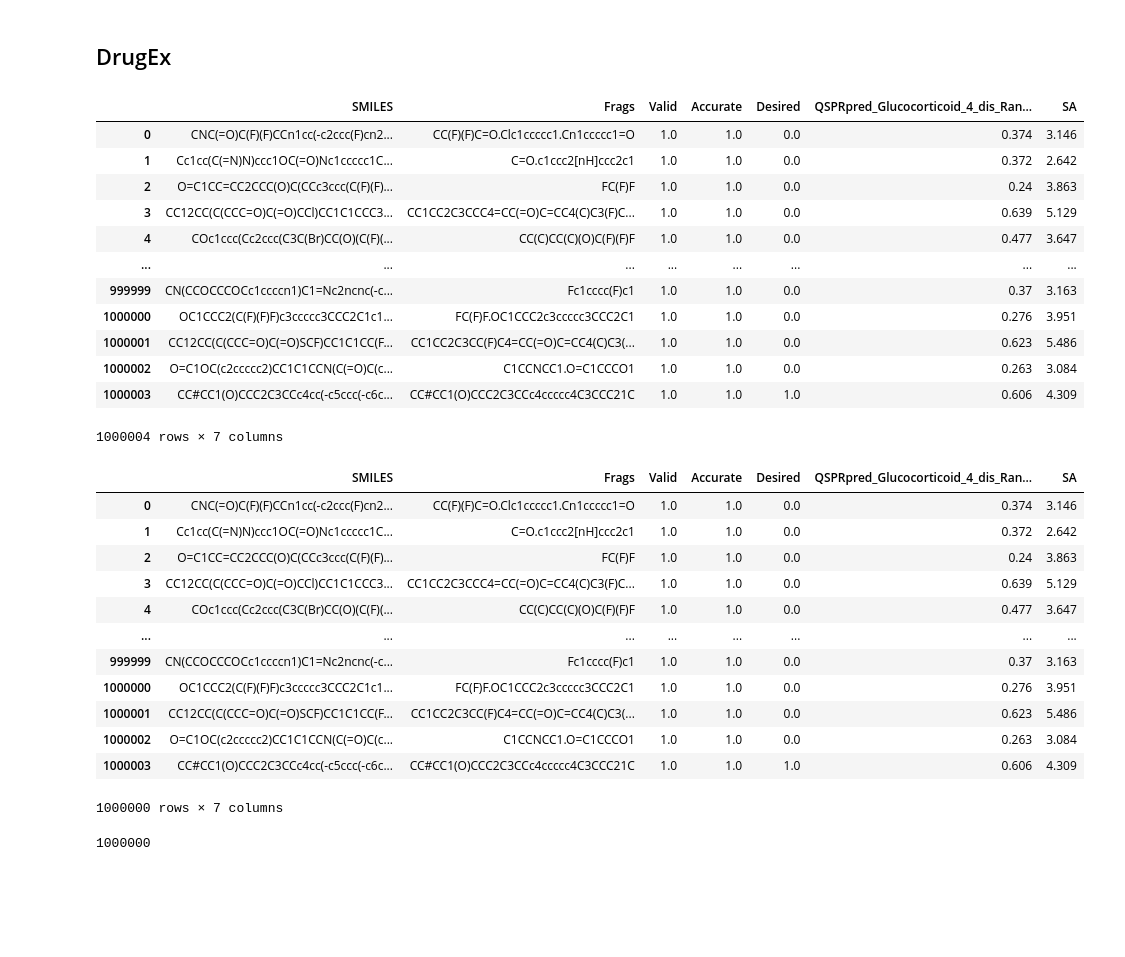
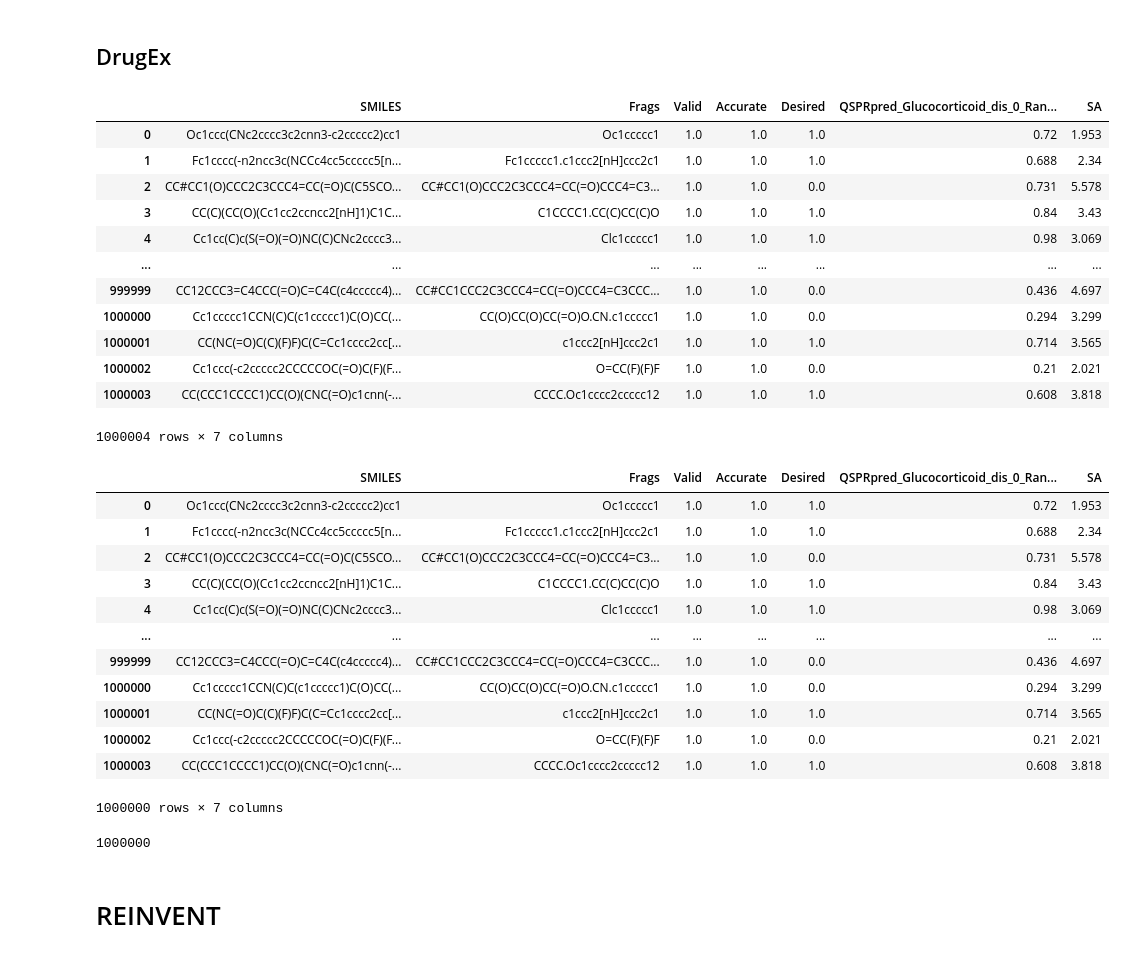
Before and after one commit to filvaleriia/scaffold-based-metrics, a Jupyter notebook: generated_set_convert_to_one_column.ipynb, the cells around one changed output. Cells and saved outputs as stored; diff of their text form; code cells hidden in the pictures; blank space fills up the shorter version.

```diff
--- a/generated_set_convert_to_one_column.ipynb
+++ b/generated_set_convert_to_one_column.ipynb
@@ -50,41 +46,41 @@ number = 4
 # %%
-df = pd.read_csv(f"data/output_sets/Glucocorticoid_receptor/cOS_DrugEx_dis_{number}_all_columns.csv")
+df = pd.read_csv(f"data/output_sets/{receptor}/cOS_{generator}_{type_cluster}_{number}_all_columns.csv")
 df
 # %% [output]
-|  | SMILES | Frags | Valid | Accurate | Desired | QSPRpred_Glucocorticoid_4_dis_Ran... | SA |
-| 0 | CNC(=O)C(F)(F)CCn1cc(-c2ccc(F)cn2... | CC(F)(F)C=O.Clc1ccccc1.Cn1ccccc1=O | 1.0 | 1.0 | 0.0 | 0.374 | 3.146 |
-| 1 | Cc1cc(C(=N)N)ccc1OC(=O)Nc1ccccc1C... | C=O.c1ccc2[nH]ccc2c1 | 1.0 | 1.0 | 0.0 | 0.372 | 2.642 |
-| 2 | O=C1CC=CC2CCC(O)C(CCc3ccc(C(F)(F)... | FC(F)F | 1.0 | 1.0 | 0.0 | 0.24 | 3.863 |
-| 3 | CC12CC(C(CCC=O)C(=O)CCl)CC1C1CCC3... | CC1CC2C3CCC4=CC(=O)C=CC4(C)C3(F)C... | 1.0 | 1.0 | 0.0 | 0.639 | 5.129 |
-| 4 | COc1ccc(Cc2ccc(C3C(Br)CC(O)(C(F)(... | CC(C)CC(C)(O)C(F)(F)F | 1.0 | 1.0 | 0.0 | 0.477 | 3.647 |
+|  | SMILES | Frags | Valid | Accurate | Desired | QSPRpred_Glucocorticoid_dis_0_Ran... | SA |
+| 0 | Oc1ccc(CNc2cccc3c2cnn3-c2ccccc2)cc1 | Oc1ccccc1 | 1.0 | 1.0 | 1.0 | 0.72 | 1.953 |
+| 1 | Fc1cccc(-n2ncc3c(NCCc4cc5ccccc5[n... | Fc1ccccc1.c1ccc2[nH]ccc2c1 | 1.0 | 1.0 | 1.0 | 0.688 | 2.34 |
+| 2 | CC#CC1(O)CCC2C3CCC4=CC(=O)C(C5SCO... | CC#CC1(O)CCC2C3CCC4=CC(=O)CCC4=C3... | 1.0 | 1.0 | 0.0 | 0.731 | 5.578 |
+| 3 | CC(C)(CC(O)(Cc1cc2ccncc2[nH]1)C1C... | C1CCCC1.CC(C)CC(C)O | 1.0 | 1.0 | 1.0 | 0.84 | 3.43 |
+| 4 | Cc1cc(C)c(S(=O)(=O)NC(C)CNc2cccc3... | Clc1ccccc1 | 1.0 | 1.0 | 1.0 | 0.98 | 3.069 |
 | ... | ... | ... | ... | ... | ... | ... | ... |
-| 999999 | CN(CCOCCCOCc1ccccn1)C1=Nc2ncnc(-c... | Fc1cccc(F)c1 | 1.0 | 1.0 | 0.0 | 0.37 | 3.163 |
-| 1000000 | OC1CCC2(C(F)(F)F)c3ccccc3CCC2C1c1... | FC(F)F.OC1CCC2c3ccccc3CCC2C1 | 1.0 | 1.0 | 0.0 | 0.276 | 3.951 |
-| 1000001 | CC12CC(C(CCC=O)C(=O)SCF)CC1C1CC(F... | CC1CC2C3CC(F)C4=CC(=O)C=CC4(C)C3(... | 1.0 | 1.0 | 0.0 | 0.623 | 5.486 |
-| 1000002 | O=C1OC(c2ccccc2)CC1C1CCN(C(=O)C(c... | C1CCNCC1.O=C1CCCO1 | 1.0 | 1.0 | 0.0 | 0.263 | 3.084 |
-| 1000003 | CC#CC1(O)CCC2C3CCc4cc(-c5ccc(-c6c... | CC#CC1(O)CCC2C3CCc4ccccc4C3CCC21C | 1.0 | 1.0 | 1.0 | 0.606 | 4.309 |
+| 999999 | CC12CCC3=C4CCC(=O)C=C4C(c4ccccc4)... | CC#CC1CCC2C3CCC4=CC(=O)CCC4=C3CCC... | 1.0 | 1.0 | 0.0 | 0.436 | 4.697 |
+| 1000000 | Cc1ccccc1CCN(C)C(c1ccccc1)C(O)CC(... | CC(O)CC(O)CC(=O)O.CN.c1ccccc1 | 1.0 | 1.0 | 0.0 | 0.294 | 3.299 |
+| 1000001 | CC(NC(=O)C(C)(F)F)C(C=Cc1cccc2cc[... | c1ccc2[nH]ccc2c1 | 1.0 | 1.0 | 1.0 | 0.714 | 3.565 |
+| 1000002 | Cc1ccc(-c2ccccc2CCCCCOC(=O)C(F)(F... | O=CC(F)(F)F | 1.0 | 1.0 | 0.0 | 0.21 | 2.021 |
+| 1000003 | CC(CCC1CCCC1)CC(O)(CNC(=O)c1cnn(-... | CCCC.Oc1cccc2ccccc12 | 1.0 | 1.0 | 1.0 | 0.608 | 3.818 |
 1000004 rows × 7 columns
 # %%
 delete_row = df.index[df.SMILES=='SMILES'].tolist()
 df = df.drop(delete_row)
 df
 # %% [output]
-|  | SMILES | Frags | Valid | Accurate | Desired | QSPRpred_Glucocorticoid_4_dis_Ran... | SA |
-| 0 | CNC(=O)C(F)(F)CCn1cc(-c2ccc(F)cn2... | CC(F)(F)C=O.Clc1ccccc1.Cn1ccccc1=O | 1.0 | 1.0 | 0.0 | 0.374 | 3.146 |
-| 1 | Cc1cc(C(=N)N)ccc1OC(=O)Nc1ccccc1C... | C=O.c1ccc2[nH]ccc2c1 | 1.0 | 1.0 | 0.0 | 0.372 | 2.642 |
-| 2 | O=C1CC=CC2CCC(O)C(CCc3ccc(C(F)(F)... | FC(F)F | 1.0 | 1.0 | 0.0 | 0.24 | 3.863 |
-| 3 | CC12CC(C(CCC=O)C(=O)CCl)CC1C1CCC3... | CC1CC2C3CCC4=CC(=O)C=CC4(C)C3(F)C... | 1.0 | 1.0 | 0.0 | 0.639 | 5.129 |
-| 4 | COc1ccc(Cc2ccc(C3C(Br)CC(O)(C(F)(... | CC(C)CC(C)(O)C(F)(F)F | 1.0 | 1.0 | 0.0 | 0.477 | 3.647 |
+|  | SMILES | Frags | Valid | Accurate | Desired | QSPRpred_Glucocorticoid_dis_0_Ran... | SA |
+| 0 | Oc1ccc(CNc2cccc3c2cnn3-c2ccccc2)cc1 | Oc1ccccc1 | 1.0 | 1.0 | 1.0 | 0.72 | 1.953 |
+| 1 | Fc1cccc(-n2ncc3c(NCCc4cc5ccccc5[n... | Fc1ccccc1.c1ccc2[nH]ccc2c1 | 1.0 | 1.0 | 1.0 | 0.688 | 2.34 |
+| 2 | CC#CC1(O)CCC2C3CCC4=CC(=O)C(C5SCO... | CC#CC1(O)CCC2C3CCC4=CC(=O)CCC4=C3... | 1.0 | 1.0 | 0.0 | 0.731 | 5.578 |
+| 3 | CC(C)(CC(O)(Cc1cc2ccncc2[nH]1)C1C... | C1CCCC1.CC(C)CC(C)O | 1.0 | 1.0 | 1.0 | 0.84 | 3.43 |
+| 4 | Cc1cc(C)c(S(=O)(=O)NC(C)CNc2cccc3... | Clc1ccccc1 | 1.0 | 1.0 | 1.0 | 0.98 | 3.069 |
 | ... | ... | ... | ... | ... | ... | ... | ... |
-| 999999 | CN(CCOCCCOCc1ccccn1)C1=Nc2ncnc(-c... | Fc1cccc(F)c1 | 1.0 | 1.0 | 0.0 | 0.37 | 3.163 |
-| 1000000 | OC1CCC2(C(F)(F)F)c3ccccc3CCC2C1c1... | FC(F)F.OC1CCC2c3ccccc3CCC2C1 | 1.0 | 1.0 | 0.0 | 0.276 | 3.951 |
-| 1000001 | CC12CC(C(CCC=O)C(=O)SCF)CC1C1CC(F... | CC1CC2C3CC(F)C4=CC(=O)C=CC4(C)C3(... | 1.0 | 1.0 | 0.0 | 0.623 | 5.486 |
-| 1000002 | O=C1OC(c2ccccc2)CC1C1CCN(C(=O)C(c... | C1CCNCC1.O=C1CCCO1 | 1.0 | 1.0 | 0.0 | 0.263 | 3.084 |
-| 1000003 | CC#CC1(O)CCC2C3CCc4cc(-c5ccc(-c6c... | CC#CC1(O)CCC2C3CCc4ccccc4C3CCC21C | 1.0 | 1.0 | 1.0 | 0.606 | 4.309 |
+| 999999 | CC12CCC3=C4CCC(=O)C=C4C(c4ccccc4)... | CC#CC1CCC2C3CCC4=CC(=O)CCC4=C3CCC... | 1.0 | 1.0 | 0.0 | 0.436 | 4.697 |
+| 1000000 | Cc1ccccc1CCN(C)C(c1ccccc1)C(O)CC(... | CC(O)CC(O)CC(=O)O.CN.c1ccccc1 | 1.0 | 1.0 | 0.0 | 0.294 | 3.299 |
+| 1000001 | CC(NC(=O)C(C)(F)F)C(C=Cc1cccc2cc[... | c1ccc2[nH]ccc2c1 | 1.0 | 1.0 | 1.0 | 0.714 | 3.565 |
+| 1000002 | Cc1ccc(-c2ccccc2CCCCCOC(=O)C(F)(F... | O=CC(F)(F)F | 1.0 | 1.0 | 0.0 | 0.21 | 2.021 |
+| 1000003 | CC(CCC1CCCC1)CC(O)(CNC(=O)c1cnn(-... | CCCC.Oc1cccc2ccccc12 | 1.0 | 1.0 | 1.0 | 0.608 | 3.818 |
 1000000 rows × 7 columns
-# %%
-morphs = df.SMILES
-len(morphs)
-# %% [output]
-1000000
+# %%
+morphs = df.SMILES
+len(morphs)
+# %% [output]
+1000000
 # %%
@@ -91,0 +88,2 @@ morphs.to_csv(f"data/output_sets/Glucocorticoid_receptor/cOS_DrugEx_dis_{number}
+# %% [markdown]
+# REINVENT
```
Also changed, not shown: parts of 12 cells of this notebook, 4 other files.
